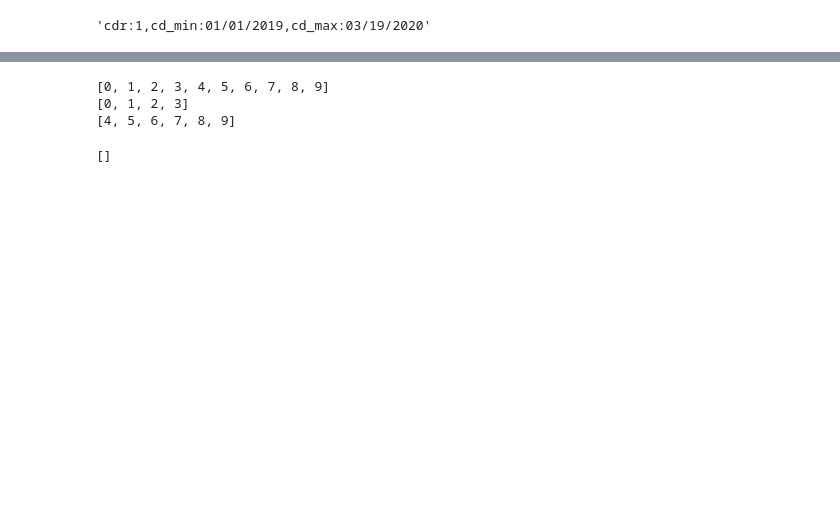
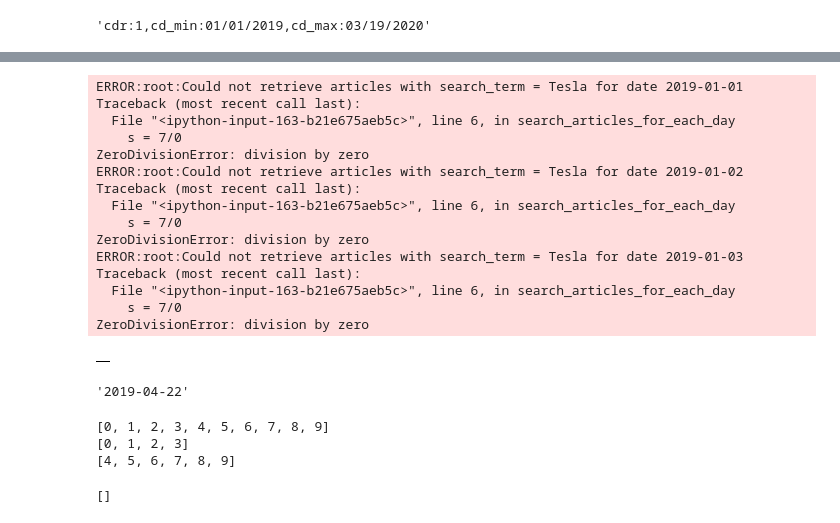
Before and after one commit to juanluisrto/stock-prediction-nlp, a Jupyter notebook: quantdare.ipynb, the cells around one changed output, grey strips where cells are left out. Saved outputs shown, nothing was run; the diff lists cells and outputs as text; code cells hidden in the pictures; blank space fills up the shorter version.

Commit message:
prepared for omen

```diff
--- a/quantdare.ipynb
+++ b/quantdare.ipynb
@@ -50,7 +57,7 @@ tbs
 'cdr:1,cd_min:01/01/2019,cd_max:03/19/2020'
 # %%
 def find_urls(search_term, tbs, number):
-    results =  search(terms ,lang = "en",tbs = tbs, country = "usa", tpe = "nws", stop=number)
+    results =  search(search_term ,lang = "en",tbs = tbs, country = "usa", tpe = "nws", stop=number)
     urls = []
     for url in results:
         urls.append(url)
@@ -102,0 +92,37 @@ for i in valid_articles:
+# %%
+
+def prepare_entries(articles_dict):
+    entries = []
+    articles, search_term, start = articles_dict["articles"], articles_dict["search_term"], articles_dict["start"]
+    for art in articles:
+        text = art.maintext if art.maintext != None else art.text
+        entry = {
+            "date_google" : start,
+            "date_article": art.date_publish.strftime("%Y-%m-%d") if art.date_publish is not None else None,
+            "search_term" : search_term,
+            "authors" : ",".join(art.authors) if art.authors is not None else None,
+            "source_domain" : art.source_domain,
+            "title" : art.title,
+            "description" : art.description,
+            "url" : art.url,
+            "maintext" : text
+        }
+        entries.append(entry)
+    #print("Entries: ", len(entries))
+    return entries
+# %%
+def search_articles_for_each_day(search_term, start, end):
+    dates = pd.date_range(start, end).format(formatter=lambda x: x.strftime('%Y-%m-%d'))
+    all_entries = []
+    errors = []
+    for date in dates:
+        try:
+            articles_dict = download_articles(search_term, 5, date)
+            entries = prepare_entries(articles_dict)
+            all_entries.extend(entries)
+        except Exception as ex:
+            errors.append({"search_term" : search_term, "date" : date})
+            logging.exception("Could not retrieve articles with search_term = {} for date {}".format(search_term, date))
+    df = pd.DataFrame(all_entries)
+    errors_df = pd.DataFrame(errors)
+    return df, errors_df
@@ -102,0 +162,24 @@ for i in valid_articles:
+# %%
+df = search_articles_for_each_day("Tesla", "2019-01-01", "2019-01-03")
+df
+# %% [output]
+ERROR:root:Could not retrieve articles with search_term = Tesla for date 2019-01-01
+Traceback (most recent call last):
+  File "<ipython-input-163-b21e675aeb5c>", line 6, in search_articles_for_each_day
+    s = 7/0
+ZeroDivisionError: division by zero
+ERROR:root:Could not retrieve articles with search_term = Tesla for date 2019-01-02
+Traceback (most recent call last):
+  File "<ipython-input-163-b21e675aeb5c>", line 6, in search_articles_for_each_day
+    s = 7/0
+ZeroDivisionError: division by zero
+ERROR:root:Could not retrieve articles with search_term = Tesla for date 2019-01-03
+Traceback (most recent call last):
+  File "<ipython-input-163-b21e675aeb5c>", line 6, in search_articles_for_each_day
+    s = 7/0
+ZeroDivisionError: division by zero
+|  |
+# %%
+a.date_publish.strftime("%Y-%m-%d")
+# %% [output]
+'2019-04-22'
```
Also changed, not shown: parts of 18 cells of this notebook.
